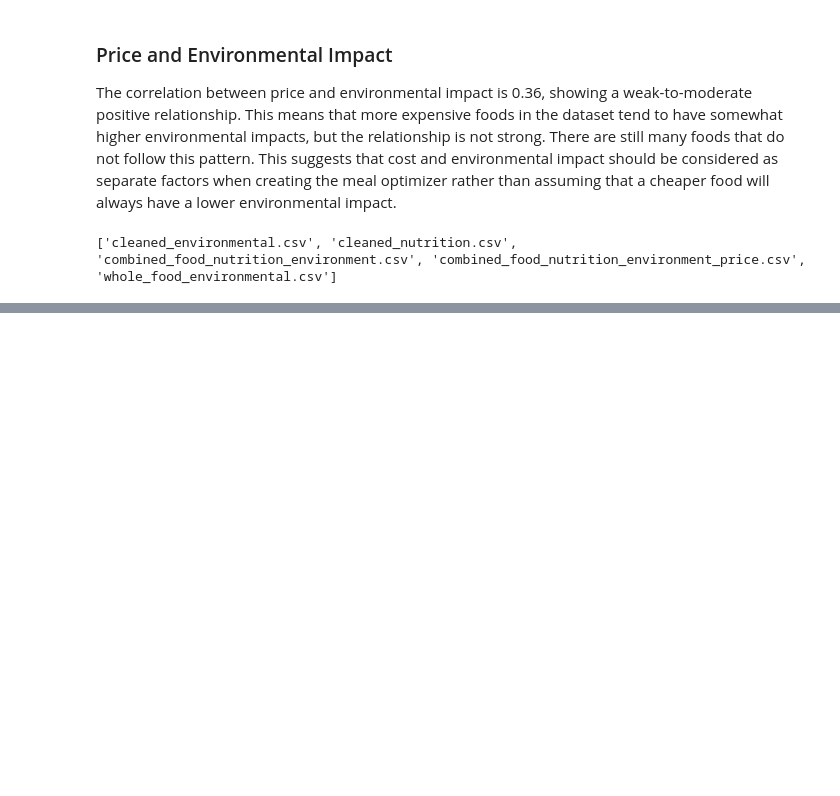
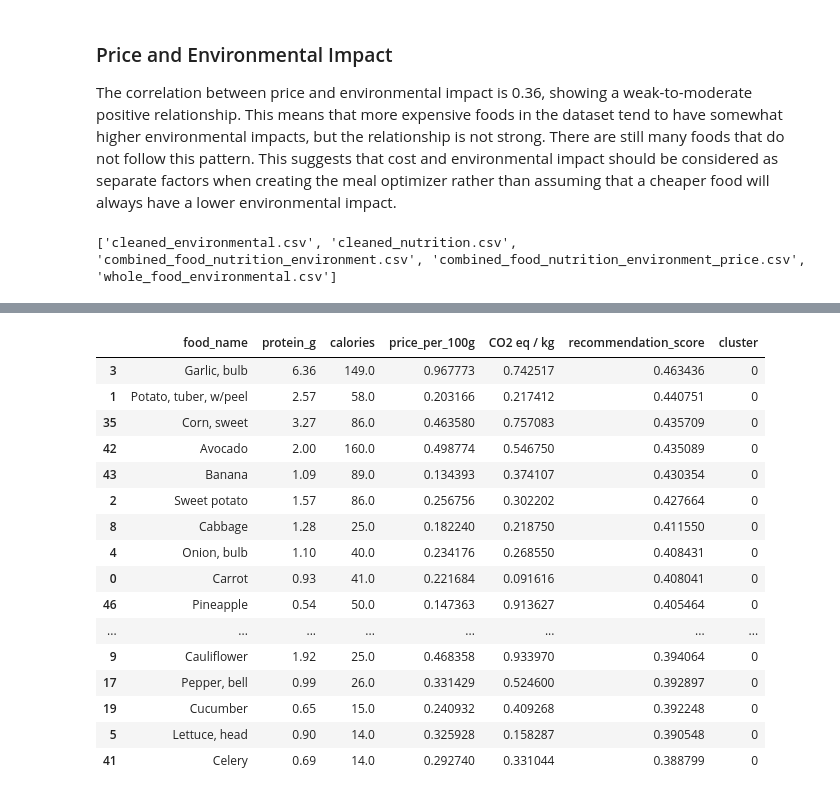
Before and after one commit to albabbitt13-commits/smart-sustainable-meal-optimizer, a Jupyter notebook: notebooks/01_data_exploration.ipynb, the cells around one changed output, grey strips where cells are left out. Drawn from its saved outputs; the diff is of its cells as text; code cells hidden in the pictures; blank space fills up the shorter version.

```diff
--- a/notebooks/01_data_exploration.ipynb
+++ b/notebooks/01_data_exploration.ipynb
@@ -3645,0 +3958,14 @@ print(os.listdir("../data/processed"))
+# %%
+from sklearn.cluster import KMeans
+from sklearn.metrics import silhouette_score
+
+cluster_features = model_ready[
+    [
+        "protein_score",
+        "calorie_score",
+        "cost_score",
+        "environment_score"
+    ]
+]
+
+print("Clustering data shape:", cluster_features.shape)
@@ -3645,0 +3974,14 @@ print(os.listdir("../data/processed"))
+# %%
+kmeans = KMeans(
+    n_clusters=3,
+    random_state=42,
+    n_init=10
+)
+
+model_ready["cluster"] = kmeans.fit_predict(
+    cluster_features
+)
+
+print("K-Means clustering completed.")
+print("\nCluster counts:")
+print(model_ready["cluster"].value_counts().sort_index())
@@ -3645,0 +4027,35 @@ print(os.listdir("../data/processed"))
+# %%
+cluster_foods = model_ready[
+    [
+        "food_name",
+        "protein_g",
+        "calories",
+        "price_per_100g",
+        "CO2 eq / kg",
+        "recommendation_score",
+        "cluster"
+    ]
+].sort_values(
+    ["cluster", "recommendation_score"],
+    ascending=[True, False]
+)
+
+cluster_foods.head(20)
+# %% [output]
+|  | food_name | protein_g | calories | price_per_100g | CO2 eq / kg | recommendation_score | cluster |
+| 3 | Garlic, bulb | 6.36 | 149.0 | 0.967773 | 0.742517 | 0.463436 | 0 |
+| 1 | Potato, tuber, w/peel | 2.57 | 58.0 | 0.203166 | 0.217412 | 0.440751 | 0 |
+| 35 | Corn, sweet | 3.27 | 86.0 | 0.463580 | 0.757083 | 0.435709 | 0 |
+| 42 | Avocado | 2.00 | 160.0 | 0.498774 | 0.546750 | 0.435089 | 0 |
+| 43 | Banana | 1.09 | 89.0 | 0.134393 | 0.374107 | 0.430354 | 0 |
+| 2 | Sweet potato | 1.57 | 86.0 | 0.256756 | 0.302202 | 0.427664 | 0 |
+| 8 | Cabbage | 1.28 | 25.0 | 0.182240 | 0.218750 | 0.411550 | 0 |
+| 4 | Onion, bulb | 1.10 | 40.0 | 0.234176 | 0.268550 | 0.408431 | 0 |
+| 0 | Carrot | 0.93 | 41.0 | 0.221684 | 0.091616 | 0.408041 | 0 |
+| 46 | Pineapple | 0.54 | 50.0 | 0.147363 | 0.913627 | 0.405464 | 0 |
+| ... | ... | ... | ... | ... | ... | ... | ... |
+| 9 | Cauliflower | 1.92 | 25.0 | 0.468358 | 0.933970 | 0.394064 | 0 |
+| 17 | Pepper, bell | 0.99 | 26.0 | 0.331429 | 0.524600 | 0.392897 | 0 |
+| 19 | Cucumber | 0.65 | 15.0 | 0.240932 | 0.409268 | 0.392248 | 0 |
+| 5 | Lettuce, head | 0.90 | 14.0 | 0.325928 | 0.158287 | 0.390548 | 0 |
+| 41 | Celery | 0.69 | 14.0 | 0.292740 | 0.331044 | 0.388799 | 0 |
```
Also changed, not shown: parts of 29 cells of this notebook, 2 other files.
